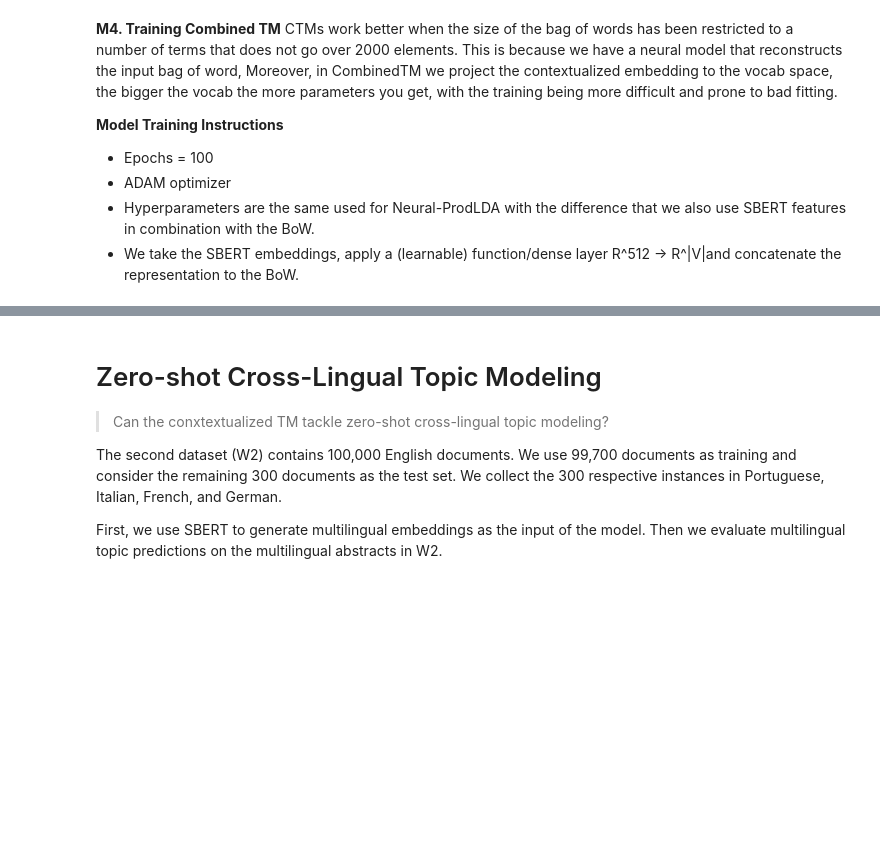
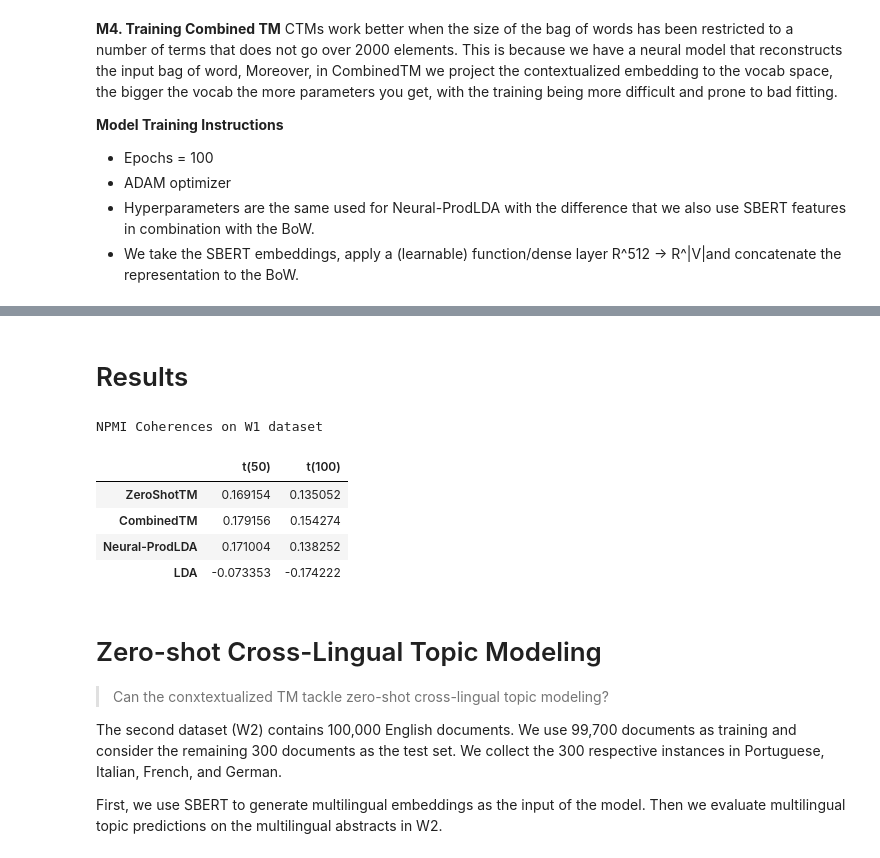
Before and after one commit to DivyaRustagi10/indicCTM-Foundations, a Jupyter notebook: ZeroshotTM_Parent_Paper_Implementation.ipynb, the cells around one changed output, grey strips where cells are left out. Drawn from its saved outputs; the diff is of its cells as text; code cells hidden in the pictures; blank space fills up the shorter version.

```diff
--- a/ZeroshotTM_Parent_Paper_Implementation.ipynb
+++ b/ZeroshotTM_Parent_Paper_Implementation.ipynb
@@ -291,3 +405,16 @@ combinedNPMI = [npmi_comtm.score(), npmi_comtm_100.score()]
+# %% [markdown]
+# Results
+# %%
+npmi = pd.DataFrame.from_dict(NPMI, orient='index')
+print("NPMI Coherences on W1 dataset")
+npmi.set_axis(["t(50)", "t(100)"], axis = 1)
+# %% [output]
+NPMI Coherences on W1 dataset
+|  | t(50) | t(100) |
+| ZeroShotTM | 0.169154 | 0.135052 |
+| CombinedTM | 0.179156 | 0.154274 |
+| Neural-ProdLDA | 0.171004 | 0.138252 |
+| LDA | -0.073353 | -0.174222 |
 # %% [markdown]
 # Zero-shot Cross-Lingual Topic Modeling
 > Can the conxtextualized TM tackle zero-shot cross-lingual topic modeling?
```
Also changed, not shown: parts of 45 cells of this notebook.
